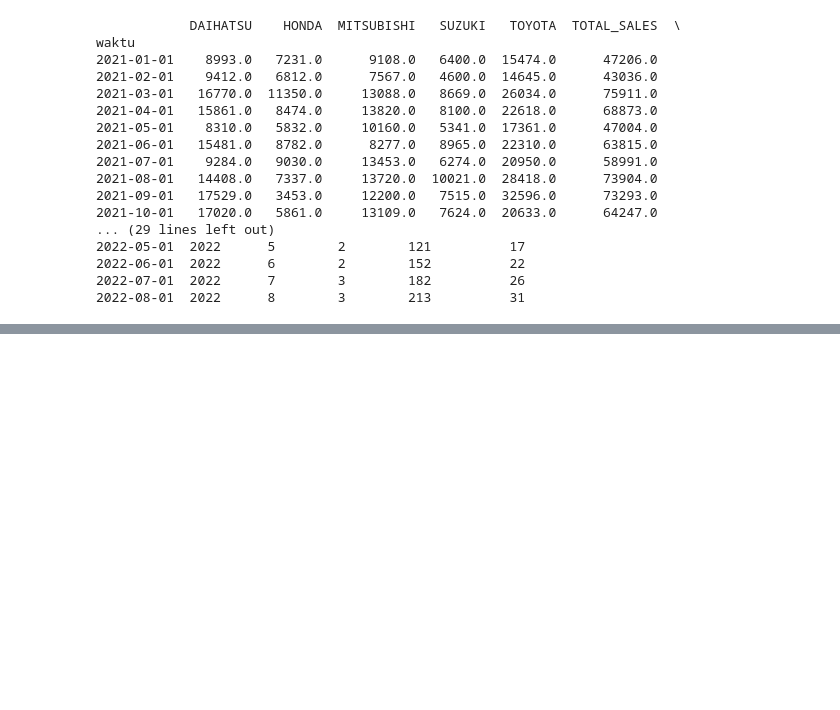
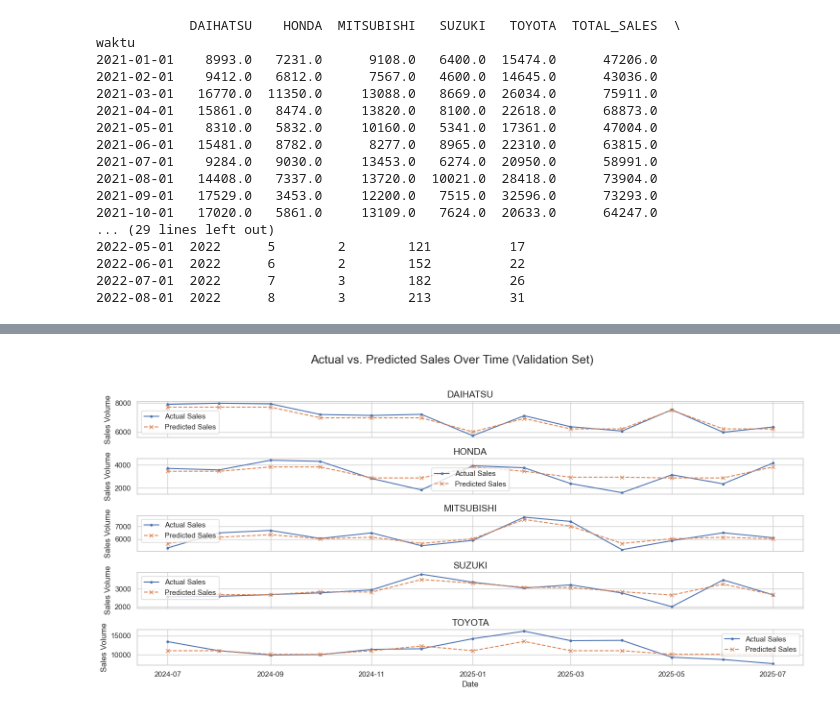
Before and after one commit to Kyoronginus/pedas_2025, a Jupyter notebook: 1.ipynb, the cells around one changed output, grey strips where cells are left out. Saved outputs shown, nothing was run; the diff lists cells and outputs as text; code cells hidden in the pictures; blank space fills up the shorter version.

Commit message:
feat: build independent xgb model for each car variant

```diff
--- a/1.ipynb
+++ b/1.ipynb
@@ -59,16 +60,13 @@ def create_features(df):
 df = create_features(df)
 
 # Define features and the target
-FEATURES = ['year', 'month', 'quarter', 'dayofyear', 'weekofyear']
-TARGET = ['DAIHATSU', 'HONDA', 'MITSUBISHI', 'SUZUKI', 'TOYOTA']
+FEATURES = ['year', 'month', 'quarter', 'dayofyear', 'weekofyear','DAIHATSU', 'HONDA', 'MITSUBISHI', 'SUZUKI', 'TOYOTA']
+TARGETS = ['DAIHATSU', 'HONDA', 'MITSUBISHI', 'SUZUKI', 'TOYOTA']
 
 X = df[FEATURES]
-y = df[TARGET]
+y = df[TARGETS]
 
-# print("■ Features Created:")
-# print(X.head(20))
-# print("■ Target Created:")
-# print(y.head(20))
+
 
 print(df.head(20))
 # %% [output]
@@ -167,0 +193,35 @@ Predicted Total Sales for August 1, 2025: 8,123 units
+# %%
+import matplotlib.pyplot as plt
+import seaborn as sns
+
+# Set a nice style for the plots
+sns.set_style('whitegrid')
+
+# Create subplots to visualize each model's predictions
+# This will create a separate chart for each brand for clarity
+fig, axes = plt.subplots(nrows=len(TARGETS), ncols=1,sharex=True)
+fig.suptitle('Actual vs. Predicted Sales Over Time (Validation Set)', fontsize=18, y=0.92)
+
+for i, target in enumerate(TARGETS):
+    # Get the specific subplot
+    ax = axes[i]
+
+    # Use the trained model for the brand to make predictions
+    y_pred = models[target].predict(X_val)
+
+    # Plot the actual sales data from the validation set
+    ax.plot(y_val.index, y_val[target], label='Actual Sales', marker='.', linestyle='-')
+
+    # Plot the model's predicted sales on top
+    ax.plot(y_val.index, y_pred, label='Predicted Sales', marker='x', linestyle='--')
+
+    # Set titles and labels for clarity
+    ax.set_title(target, fontsize=14)
+    ax.set_ylabel('Sales Volume')
+    ax.legend()
+
+plt.xlabel('Date')
+plt.tight_layout(rect=[0, 0.03, 1, 0.9])
+plt.show()
+# %% [output]
+[figure, added]
```
Also changed, not shown: parts of 3 cells of this notebook.
